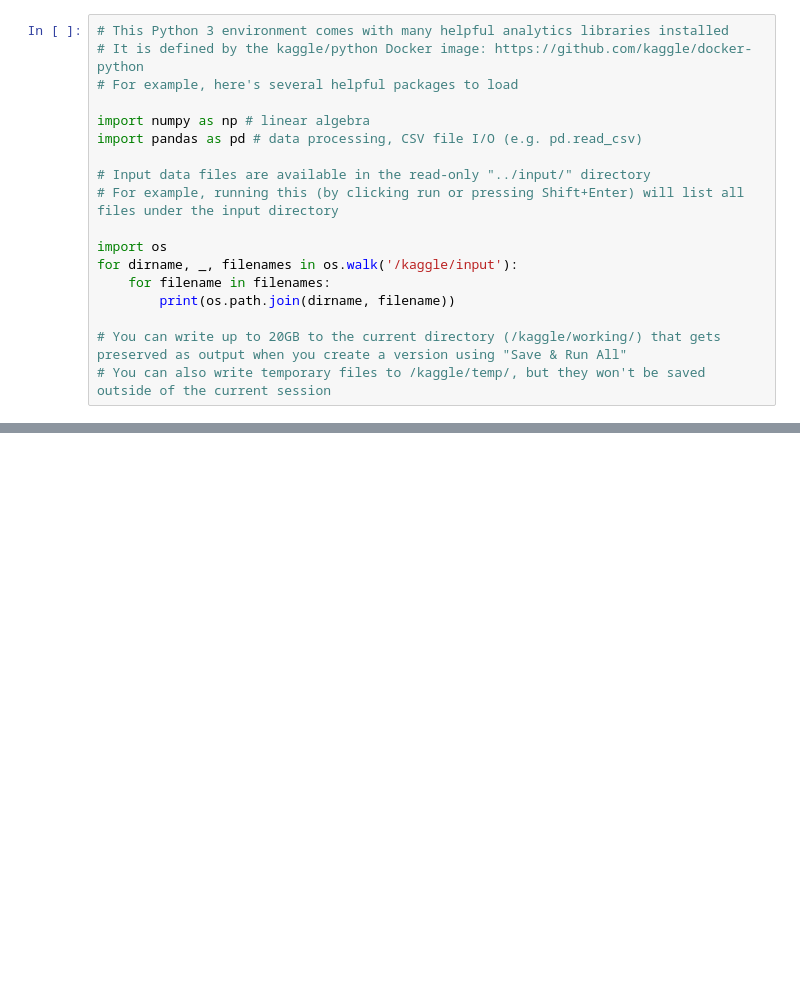
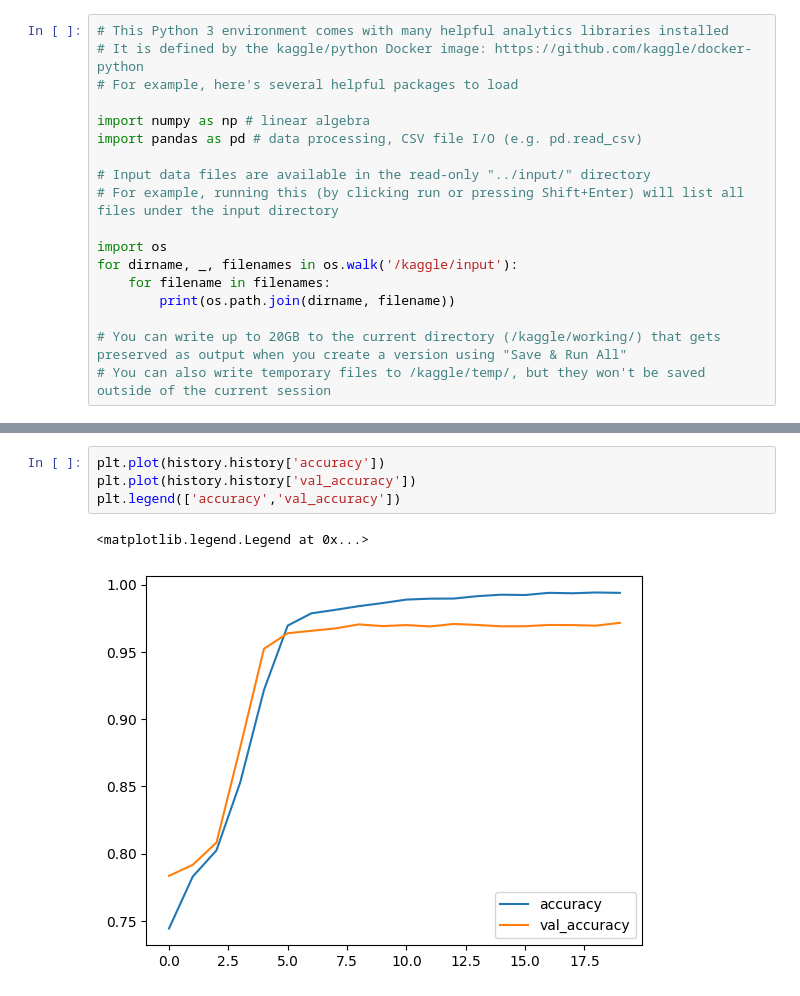
Before and after one commit to chaudhary-pawan/Deep-Learning, a Jupyter notebook: Handwritten_Digit_Classification_using_ANN.ipynb, the cells around one changed output, grey strips where cells are left out. Drawn from its saved outputs; the diff is of its cells as text; blank space fills up the shorter version.

```diff
--- a/Handwritten_Digit_Classification_using_ANN.ipynb
+++ b/Handwritten_Digit_Classification_using_ANN.ipynb
@@ -20,0 +168,7 @@ for dirname, _, filenames in os.walk('/kaggle/input'):
+# %%
+plt.plot(history.history['accuracy'])
+plt.plot(history.history['val_accuracy'])
+plt.legend(['accuracy','val_accuracy'])
+# %% [output]
+<matplotlib.legend.Legend at 0x...>
+[figure, added]
```
Also changed, not shown: parts of 22 cells of this notebook.
